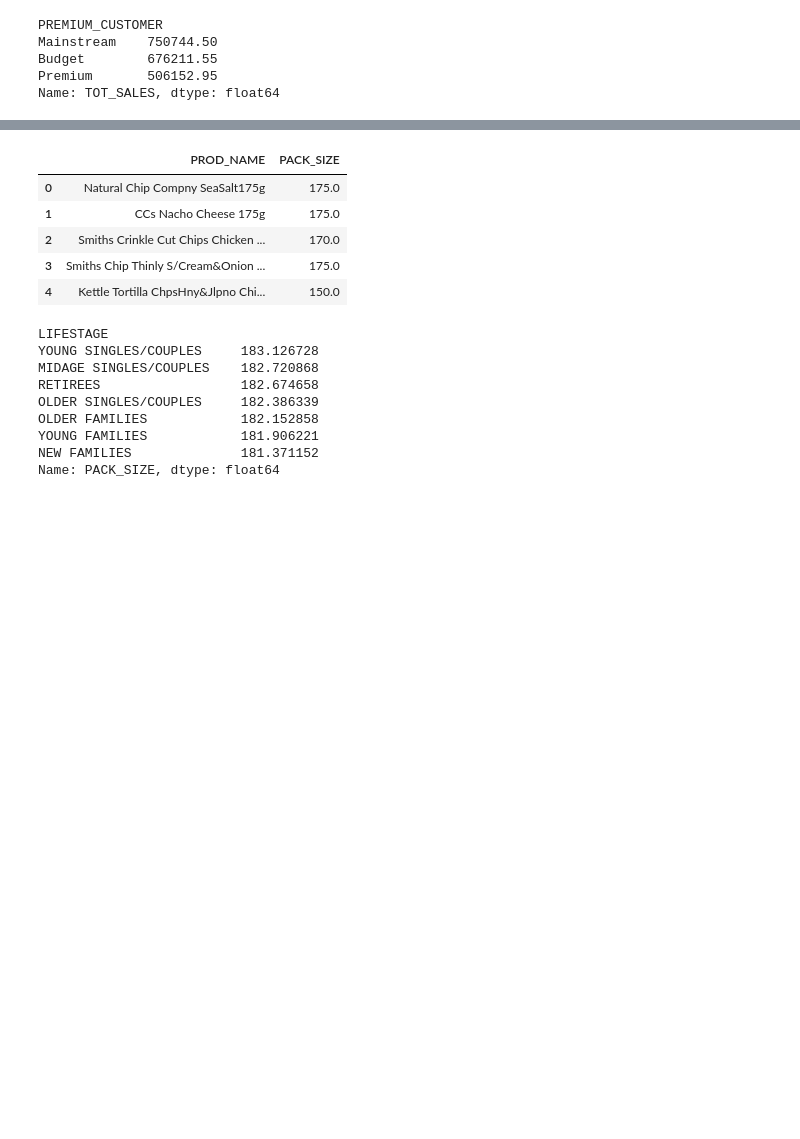
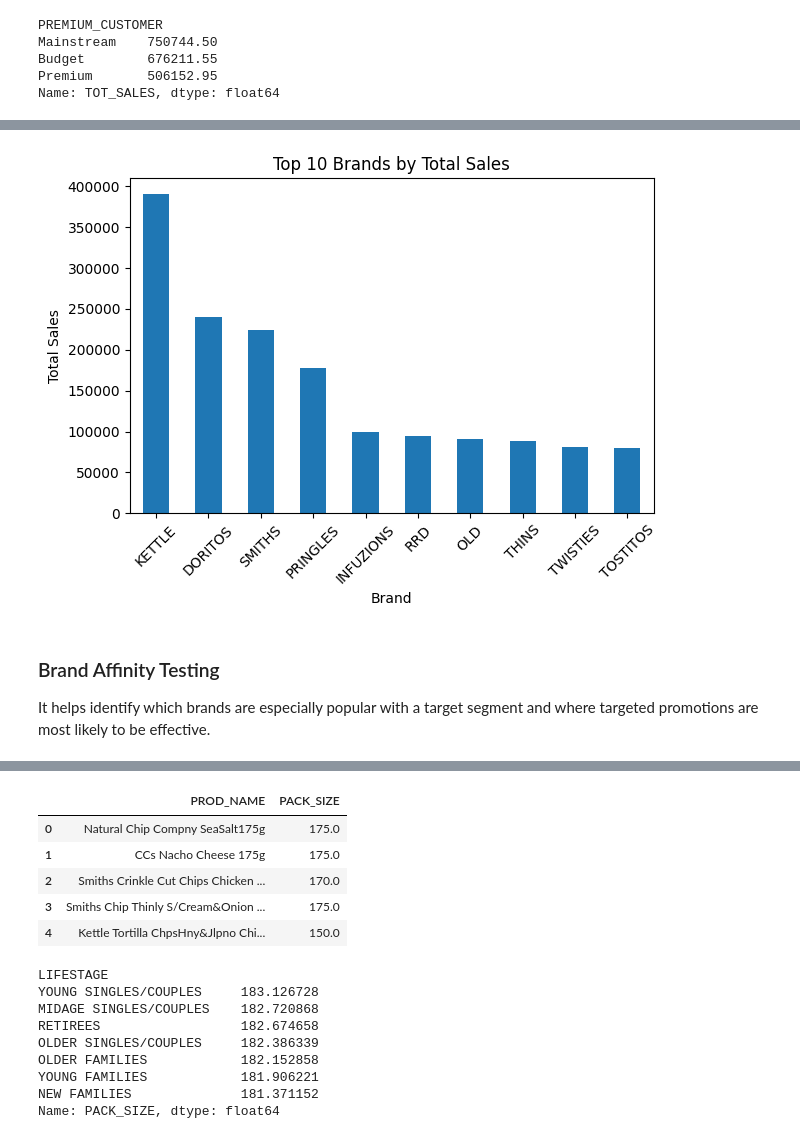
Before and after one commit to EneOgbe/Quantum-Job-Simulation, a Jupyter notebook: notebooks/quantium_analysis.ipynb, the cells around one changed output, grey strips where cells are left out. Saved outputs shown, nothing was run; the diff lists cells and outputs as text; code cells hidden in the pictures; blank space fills up the shorter version.

```diff
--- a/notebooks/quantium_analysis.ipynb
+++ b/notebooks/quantium_analysis.ipynb
@@ -347,0 +471,10 @@ than strategies focused solely on increasing transaction value.
+# %%
+# Extract brand as the first word of product name
+df_merged['BRAND'] = (
+    df_merged['PROD_NAME']
+    .str.split()
+    .str[0]
+    .str.upper()
+)
+
+df_merged[['PROD_NAME', 'BRAND']].head()
@@ -347,0 +488,14 @@ than strategies focused solely on increasing transaction value.
+# %%
+# Clean inconsistent Brand names as some brands appear under multiple names
+brand_mapping = {
+    'RED': 'RRD',
+    'SMITH': 'SMITHS',
+    'DORITO': 'DORITOS',
+    'INFZNS': 'INFUZIONS',
+    'SNBTS': 'SUNBITES',
+    'NCC': 'NATURAL',
+    'GRAIN': 'GRNWVES',
+    'WW': 'WOOLWORTHS'
+}
+
+df_merged['BRAND'] = df_merged['BRAND'].replace(brand_mapping)
@@ -347,0 +525,24 @@ than strategies focused solely on increasing transaction value.
+# %%
+# Visualise top 10 brands by sales
+brand_sales = (
+    df_merged
+    .groupby('BRAND')['TOT_SALES']
+    .sum()
+    .sort_values(ascending=False)
+    .head(10)
+)
+
+plt.figure()
+brand_sales.plot(kind='bar')
+plt.title("Top 10 Brands by Total Sales")
+plt.ylabel("Total Sales")
+plt.xlabel("Brand")
+plt.xticks(rotation=45)
+plt.tight_layout()
+plt.savefig("../output/top_10_brands_by_sales.png")
+plt.show()
+# %% [output]
+[figure, added]
+# %% [markdown]
+### Brand Affinity Testing
+It helps identify which brands are especially popular with a target segment and where targeted promotions are most likely to be effective.
```
Also changed, not shown: parts of 37 cells of this notebook, 19 other files.
